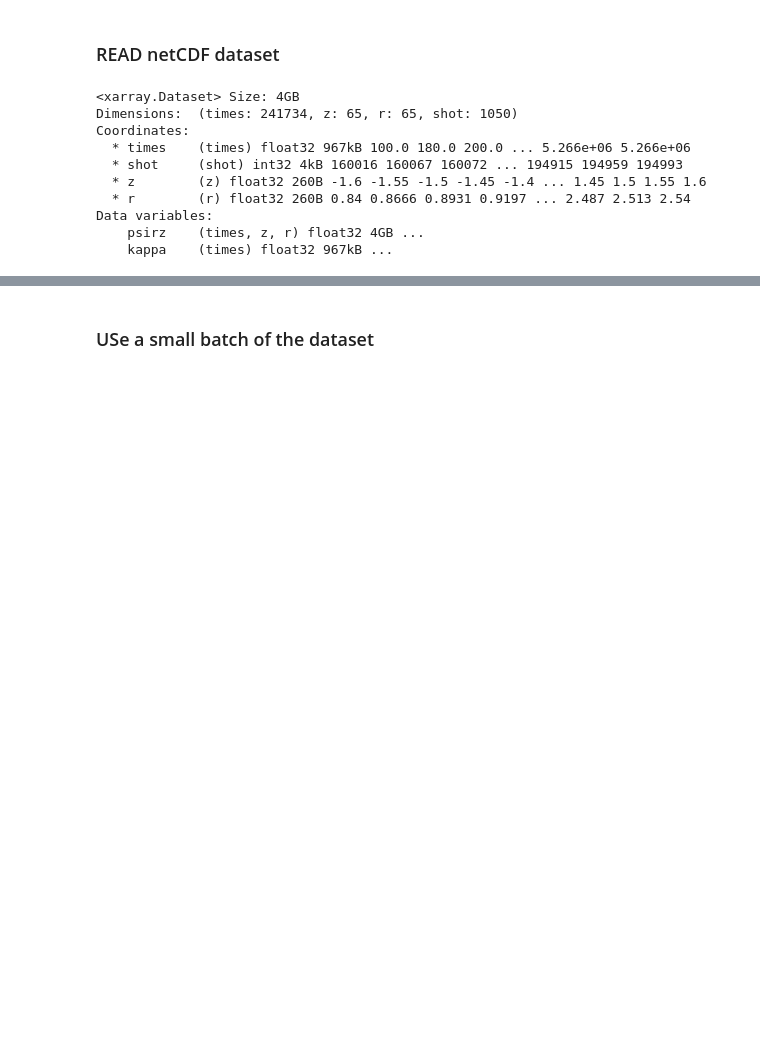
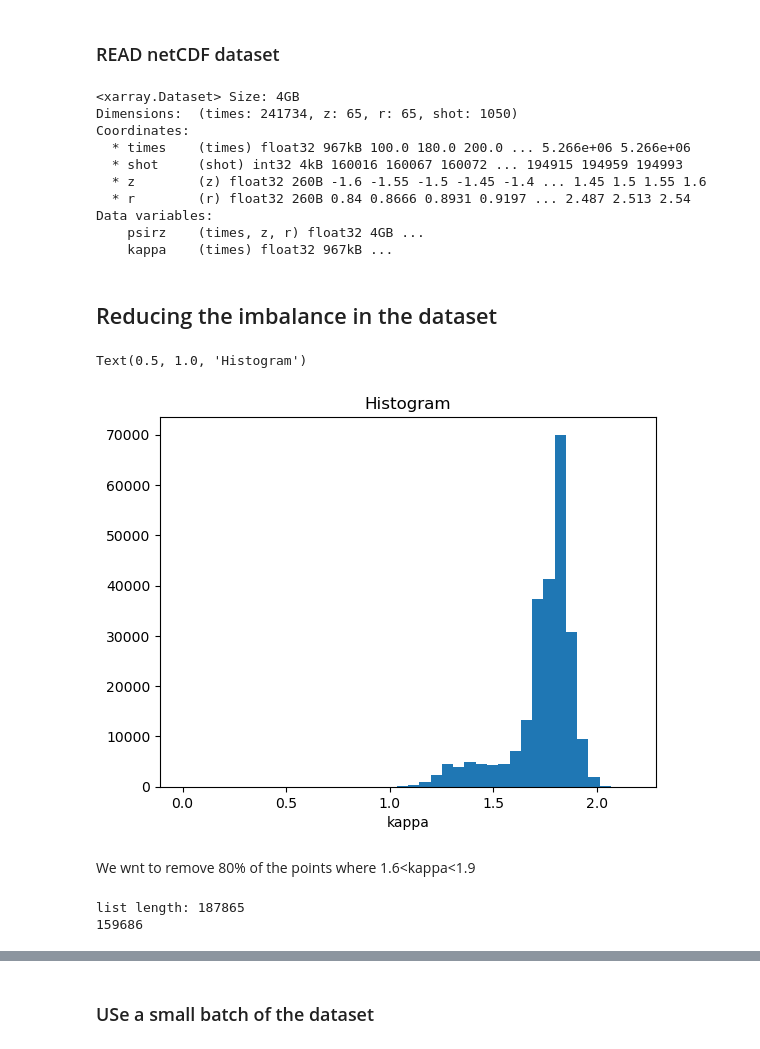
Before and after one commit to javierhndev/fdp-demo, a Jupyter notebook: modeling.ipynb, the cells around one changed output, grey strips where cells are left out. Cells and saved outputs as stored; diff of their text form; code cells hidden in the pictures; blank space fills up the shorter version.

```diff
--- a/modeling.ipynb
+++ b/modeling.ipynb
@@ -24,3 +29,27 @@ Coordinates:
 Data variables:
     psirz    (times, z, r) float32 4GB ...
     kappa    (times) float32 967kB ...
+# %% [markdown]
+## Reducing the imbalance in the dataset
+# %%
+ds_kappa_psi['kappa'].plot.hist(bins=40)
+plt.xlabel('kappa')
+plt.title('Histogram')
+# %% [output]
+Text(0.5, 1.0, 'Histogram')
+[figure, added]
+# %% [markdown]
+We wnt to remove 80% of the points where 1.6<kappa<1.9
+# %%
+ratio=0.15
+#a list of time values where kappa is between certain values
+list_kappa_values =ds_kappa_psi['times'][(ds_kappa_psi['kappa']>1.65) & (ds_kappa_psi['kappa']<1.9)].values
+print('list length:',len(list_kappa_values))
+#reduce the list by 'ratio' (thos will be the ones we will keep)
+num_to_remove=int(ratio*len(list_kappa_values))
+indices_to_remove = np.random.choice(len(list_kappa_values), num_to_remove, replace=False)
+list_kappa_values=np.delete(list_kappa_values,indices_to_remove)
+print(len(list_kappa_values))
+# %% [output]
+list length: 187865
+159686
```
Also changed, not shown: parts of 25 cells of this notebook, 3 other files.
